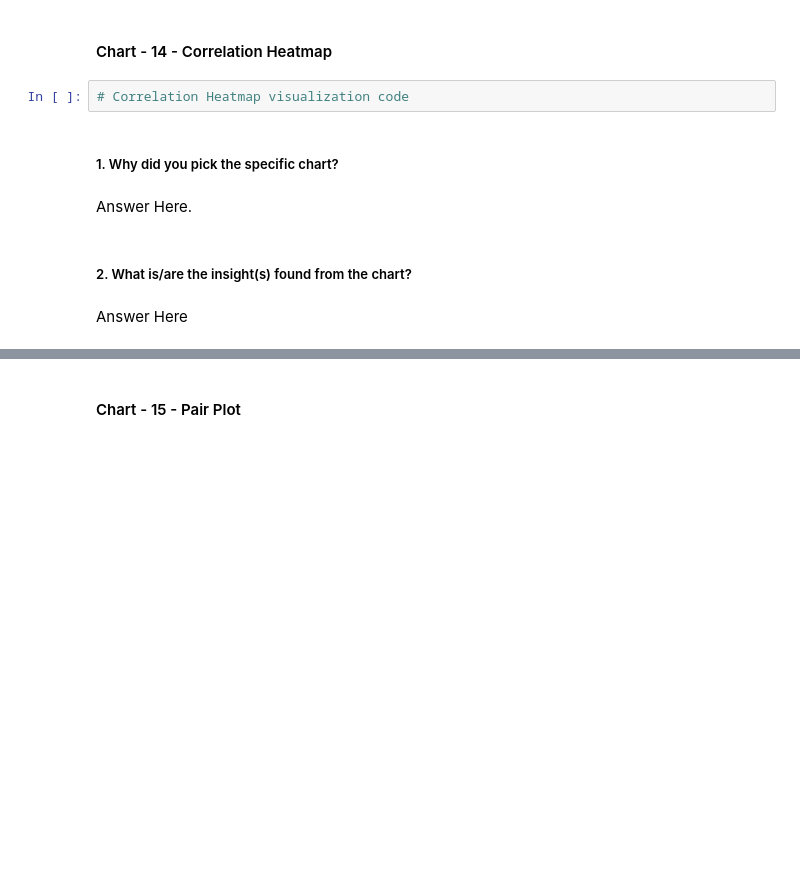
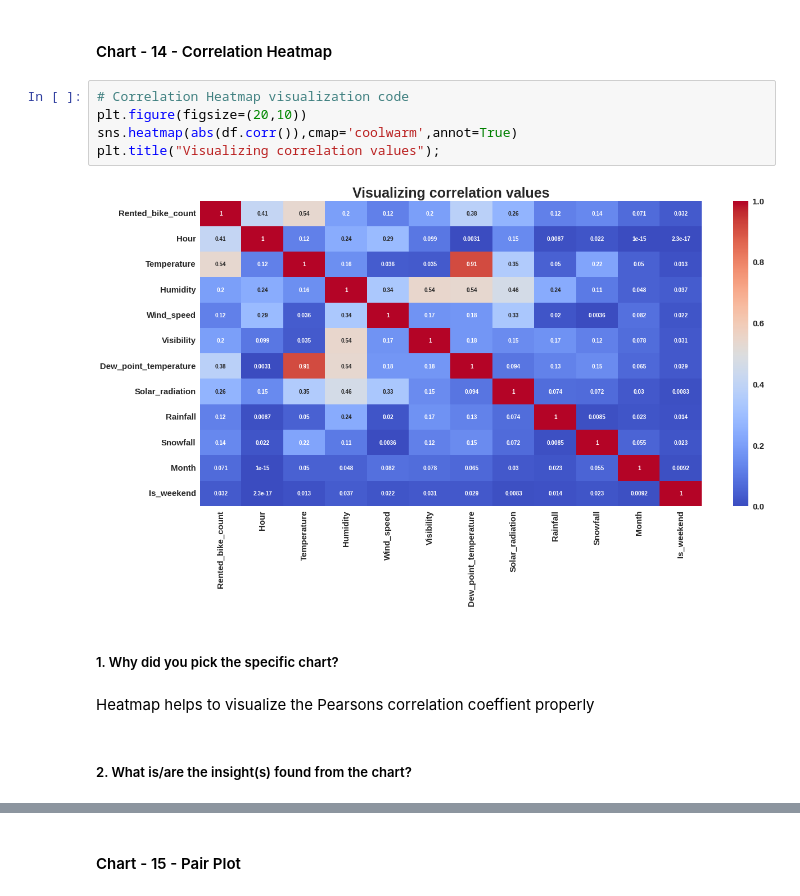
Before and after one commit to 7-sumit/Bike-Sharing-Demand-Prediction, a Jupyter notebook: Bike_Sharing_Demand_Prediction.ipynb, the cells around one changed output, grey strips where cells are left out. Saved outputs shown, nothing was run; the diff lists cells and outputs as text; blank space fills up the shorter version.

```diff
--- a/Bike_Sharing_Demand_Prediction.ipynb
+++ b/Bike_Sharing_Demand_Prediction.ipynb
@@ -637,13 +655,16 @@ Are there any insights that lead to negative growth? Justify with specific reaso
 Answer Here
 # %% [markdown]
 #### Chart - 14 - Correlation Heatmap
-# %%
-# Correlation Heatmap visualization code
+# %%
+# Correlation Heatmap visualization code
+plt.figure(figsize=(20,10))
+sns.heatmap(abs(df.corr()),cmap='coolwarm',annot=True)
+plt.title("Visualizing correlation values");
+# %% [output]
+[figure, added]
 # %% [markdown]
 ##### 1. Why did you pick the specific chart?
-# %% [markdown]
-Answer Here.
+# %% [markdown]
+Heatmap helps to visualize the Pearsons correlation coeffient properly
 # %% [markdown]
 ##### 2. What is/are the insight(s) found from the chart?
-# %% [markdown]
-Answer Here
```
Also changed, not shown: parts of 34 cells of this notebook.
